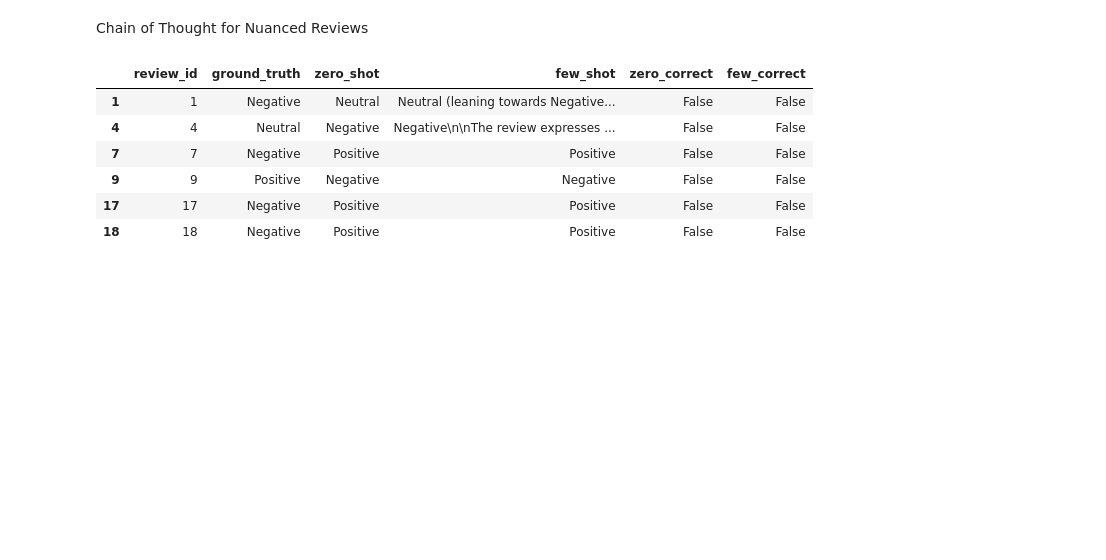
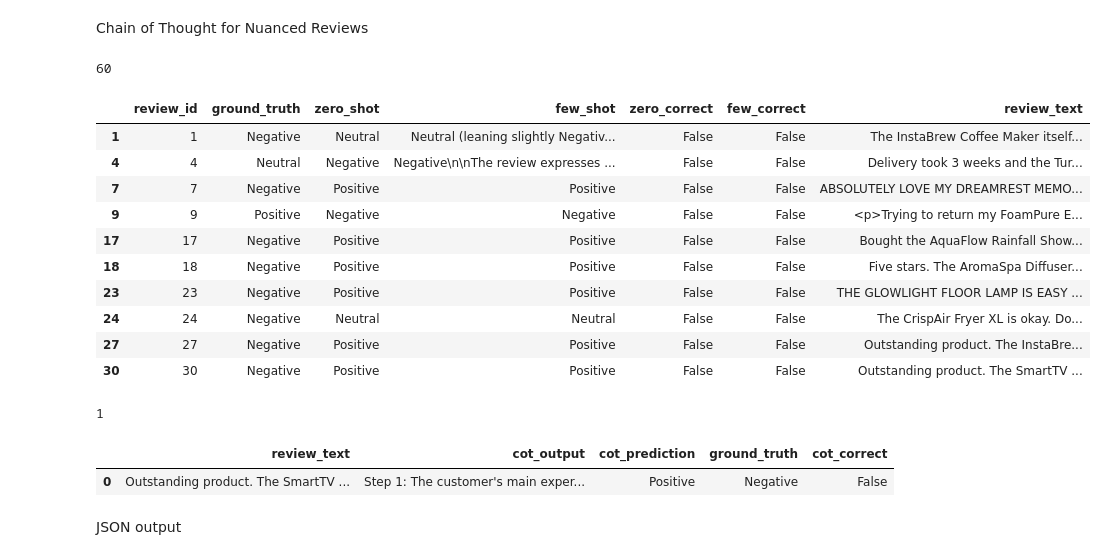
Before and after one commit to CodeByKiran/LLM_engineering, a Jupyter notebook: notebooks/prompt_engineering.ipynb, the cells around one changed output. Drawn from its saved outputs; the diff is of its cells as text; code cells hidden in the pictures; blank space fills up the shorter version.

```diff
--- a/notebooks/prompt_engineering.ipynb
+++ b/notebooks/prompt_engineering.ipynb
@@ -159,20 +151,30 @@ Chain of Thought for Nuanced Reviews
 # Find the reviews where Zero-shot Failed
 
 difficult_reviews = results_df[results_df['zero_correct'] == False]
-difficult_reviews.head(10)
+len(difficult_reviews)
 # %% [output]
-|  | review_id | ground_truth | zero_shot | few_shot | zero_correct | few_correct |
-| 1 | 1 | Negative | Neutral | Neutral (leaning towards Negative... | False | False |
-| 4 | 4 | Neutral | Negative | Negative\n\nThe review expresses ... | False | False |
-| 7 | 7 | Negative | Positive | Positive | False | False |
-| 9 | 9 | Positive | Negative | Negative | False | False |
-| 17 | 17 | Negative | Positive | Positive | False | False |
-| 18 | 18 | Negative | Positive | Positive | False | False |
+60
+# %%
+difficult_reviews = difficult_reviews.head(10)
 # %%
 difficult_reviews = difficult_reviews.merge(
     df[["review_text"]],
     left_on="review_id",
     right_index=True
 )
+# %%
+difficult_reviews
+# %% [output]
+|  | review_id | ground_truth | zero_shot | few_shot | zero_correct | few_correct | review_text |
+| 1 | 1 | Negative | Neutral | Neutral (leaning slightly Negativ... | False | False | The InstaBrew Coffee Maker itself... |
+| 4 | 4 | Neutral | Negative | Negative\n\nThe review expresses ... | False | False | Delivery took 3 weeks and the Tur... |
+| 7 | 7 | Negative | Positive | Positive | False | False | ABSOLUTELY LOVE MY DREAMREST MEMO... |
+| 9 | 9 | Positive | Negative | Negative | False | False | <p>Trying to return my FoamPure E... |
+| 17 | 17 | Negative | Positive | Positive | False | False | Bought the AquaFlow Rainfall Show... |
+| 18 | 18 | Negative | Positive | Positive | False | False | Five stars. The AromaSpa Diffuser... |
+| 23 | 23 | Negative | Positive | Positive | False | False | THE GLOWLIGHT FLOOR LAMP IS EASY ... |
+| 24 | 24 | Negative | Neutral | Neutral | False | False | The CrispAir Fryer XL is okay. Do... |
+| 27 | 27 | Negative | Positive | Positive | False | False | Outstanding product. The InstaBre... |
+| 30 | 30 | Negative | Positive | Positive | False | False | Outstanding product. The SmartTV ... |
 # %%
 COT_SYSTEM = """You are an expert review analyst.
@@ -191,0 +207,6 @@ COT_SYSTEM = """You are an expert review analyst.
+# %%
+cot_df = pd.DataFrame(cot_results)
+
+print(len(cot_df))
+# %% [output]
+1
@@ -191,0 +226,11 @@ COT_SYSTEM = """You are an expert review analyst.
+# %%
+cot_df["ground_truth"] = difficult_reviews["ground_truth"].reset_index(drop=True)
+
+cot_df["cot_correct"] = cot_df["cot_prediction"] == cot_df["ground_truth"]
+
+cot_df
+# %% [output]
+|  | review_text | cot_output | cot_prediction | ground_truth | cot_correct |
+| 0 | Outstanding product. The SmartTV ... | Step 1: The customer's main exper... | Positive | Negative | False |
+# %% [markdown]
+JSON output
```
Also changed, not shown: parts of 18 cells of this notebook, 7 other files.
